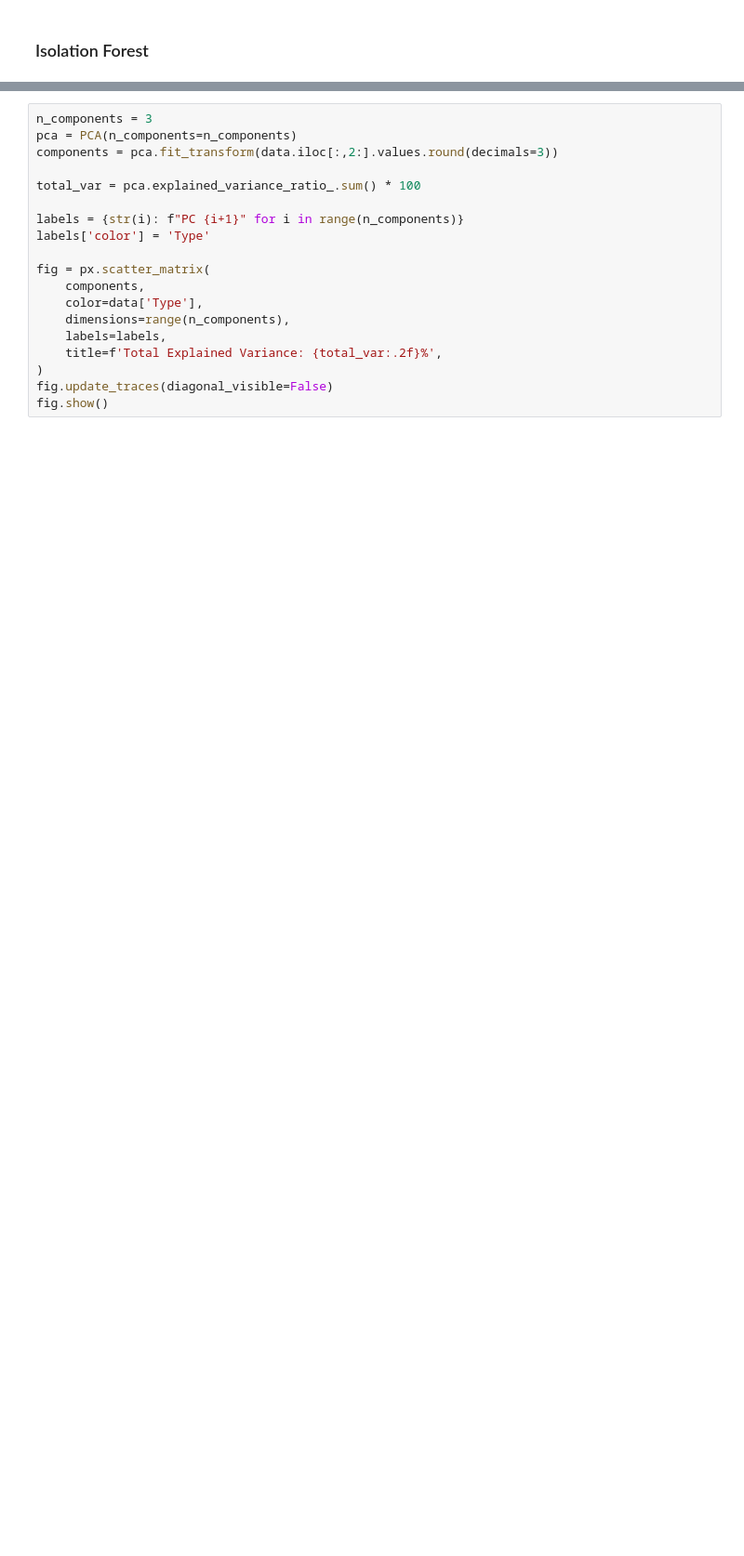
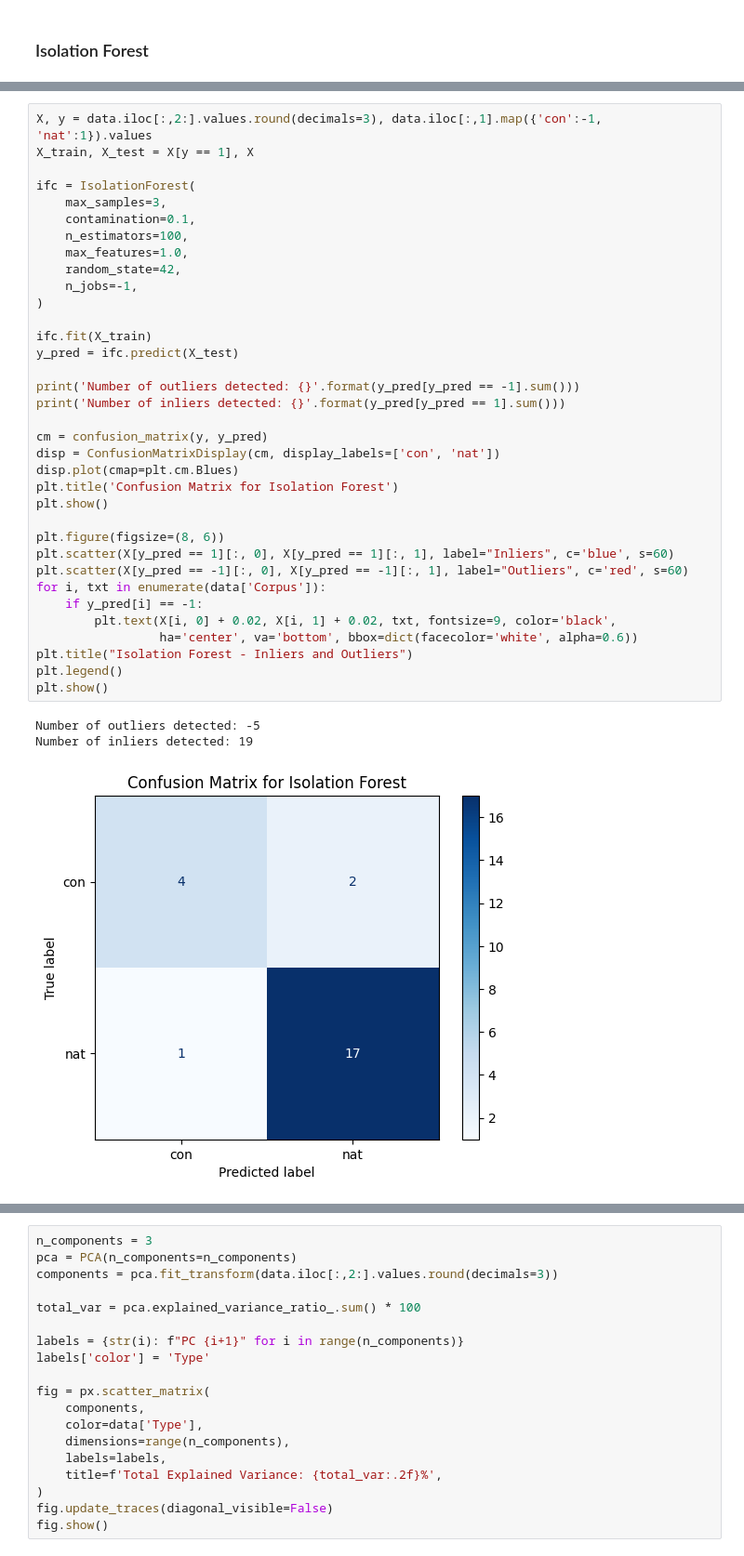
Before and after one commit to kirbergerconnor/iscl-thesis, a Jupyter notebook: classification_and_anomaly.ipynb, the cells around one changed output, grey strips where cells are left out. Shown at 93% size. Saved outputs shown, nothing was run; the diff lists cells and outputs as text; blank space fills up the shorter version.

```diff
--- a/classification_and_anomaly.ipynb
+++ b/classification_and_anomaly.ipynb
@@ -248,0 +360,39 @@ plt.show()
+# %%
+X, y = data.iloc[:,2:].values.round(decimals=3), data.iloc[:,1].map({'con':-1, 'nat':1}).values
+X_train, X_test = X[y == 1], X
+
+ifc = IsolationForest(
+    max_samples=3,
+    contamination=0.1,
+    n_estimators=100,
+    max_features=1.0,
+    random_state=42,
+    n_jobs=-1,
+)
+
+ifc.fit(X_train)
+y_pred = ifc.predict(X_test)
+
+print('Number of outliers detected: {}'.format(y_pred[y_pred == -1].sum()))
+print('Number of inliers detected: {}'.format(y_pred[y_pred == 1].sum()))
+
+cm = confusion_matrix(y, y_pred)
+disp = ConfusionMatrixDisplay(cm, display_labels=['con', 'nat'])
+disp.plot(cmap=plt.cm.Blues)
+plt.title('Confusion Matrix for Isolation Forest')
+plt.show()
+
+plt.figure(figsize=(8, 6))
+plt.scatter(X[y_pred == 1][:, 0], X[y_pred == 1][:, 1], label="Inliers", c='blue', s=60)
+plt.scatter(X[y_pred == -1][:, 0], X[y_pred == -1][:, 1], label="Outliers", c='red', s=60)
+for i, txt in enumerate(data['Corpus']):
+    if y_pred[i] == -1:
+        plt.text(X[i, 0] + 0.02, X[i, 1] + 0.02, txt, fontsize=9, color='black',
+                 ha='center', va='bottom', bbox=dict(facecolor='white', alpha=0.6))
+plt.title("Isolation Forest - Inliers and Outliers")
+plt.legend()
+plt.show()
+# %% [output]
+Number of outliers detected: -5
+Number of inliers detected: 19
+[figure, added]
```
Also changed, not shown: parts of 20 cells of this notebook, 17 other files.
